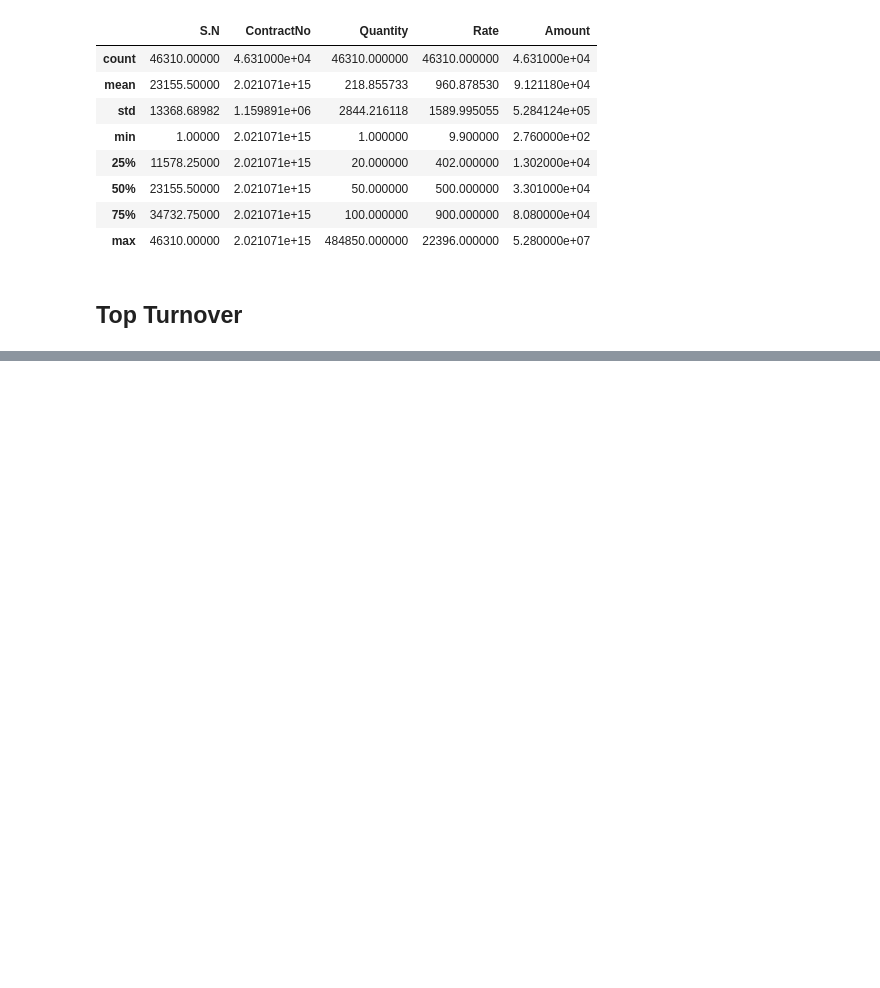
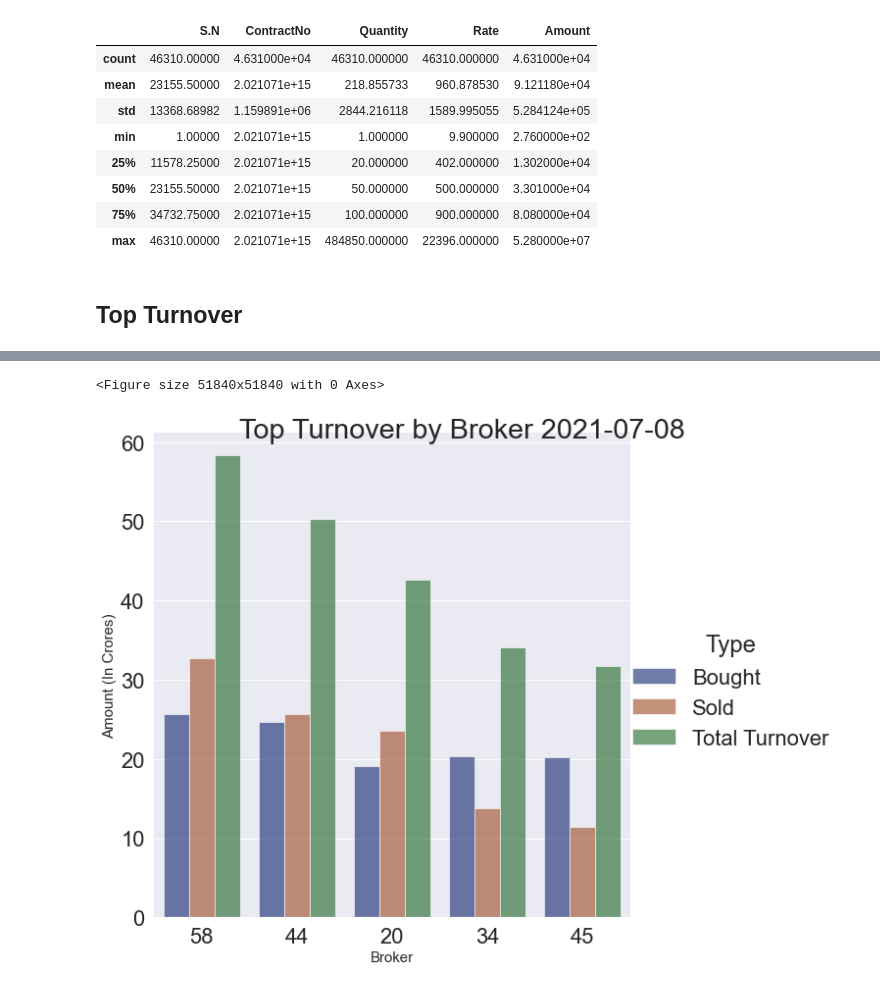
Before and after one commit to pysaurav/nepse-floorsheet-analytics, a Jupyter notebook: scripts/broker_floorsheet_summary.ipynb, the cells around one changed output, grey strips where cells are left out. Saved outputs shown, nothing was run; the diff lists cells and outputs as text; code cells hidden in the pictures; blank space fills up the shorter version.

```diff
--- a/scripts/broker_floorsheet_summary.ipynb
+++ b/scripts/broker_floorsheet_summary.ipynb
@@ -78,0 +79,26 @@ turnover_df
+# %%
+def top_broker_chart(transformed_df):
+    plt.figure(figsize=(720,720))
+    sns.set_theme(style="whitegrid")
+    sns.set_style("darkgrid")
+    palette=("Blues_d")
+    sns.set(font_scale = 2)
+    # sns.set_context("poster")
+
+    g = sns.catplot(
+        data=transformed_df, kind="bar",
+        x="Broker", y="Amount", hue="Type",
+        ci="sd", palette="dark", alpha=.6, height=8
+    )
+    g.despine(left=True)
+    g.set_axis_labels("Broker", "Amount (In Crores)",size = 15)
+    chart_title = f"Top Turnover by Broker {datetime.today().strftime('%Y-%m-%d')}"
+    filename = f"top_turnover_by_broker_{datetime.today().strftime('%Y_%m_%d')}"
+    g.fig.suptitle(chart_title)
+    g.fig.savefig(os.path.join("..","images",filename))
+
+
+top_broker_chart(turnover_df)
+# %% [output]
+<Figure size 51840x51840 with 0 Axes>
+[figure, added]
```
Also changed, not shown: parts of 2 cells of this notebook.
